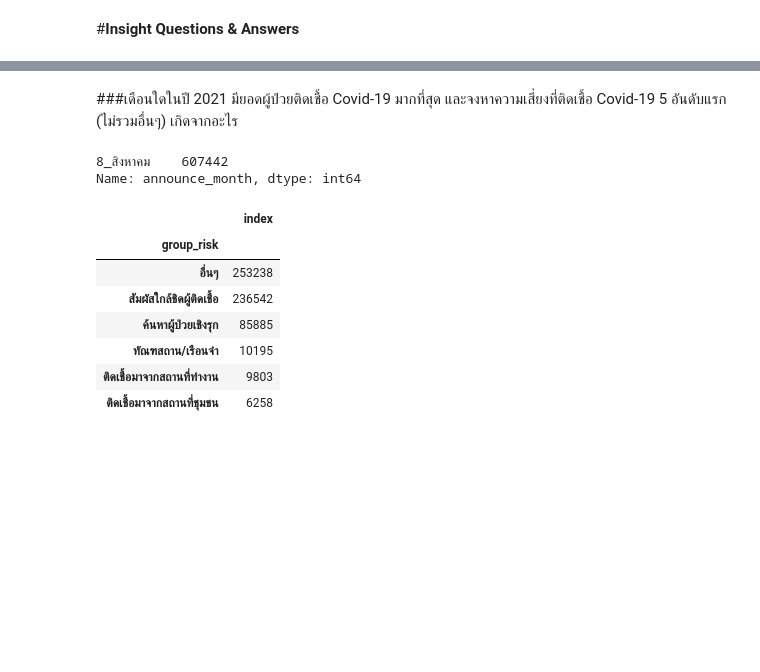
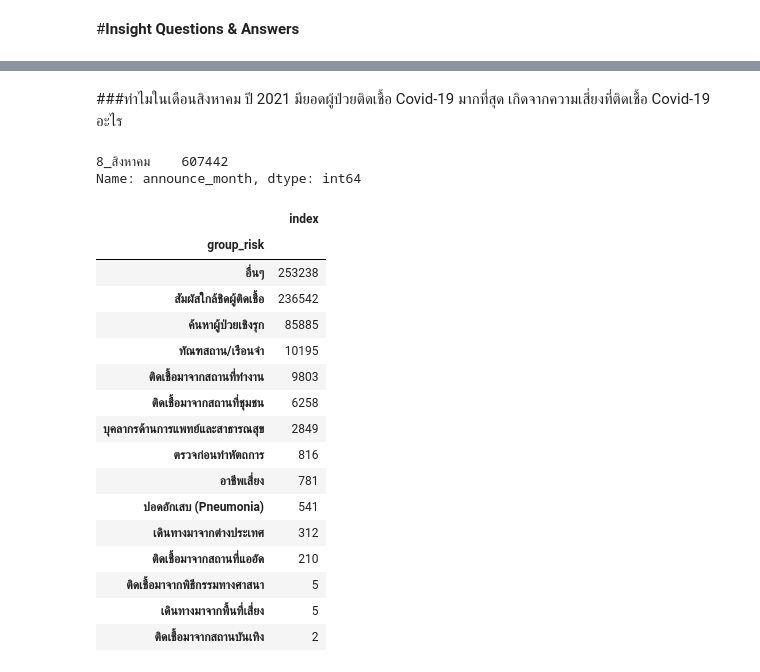
Before and after one commit to Toeysamm/2-64-NIDA-DADS5001, a Jupyter notebook: Covid19_midterm.ipynb, the cells around one changed output, grey strips where cells are left out. Saved outputs shown, nothing was run; the diff lists cells and outputs as text; code cells hidden in the pictures; blank space fills up the shorter version.

```diff
--- a/Covid19_midterm.ipynb
+++ b/Covid19_midterm.ipynb
@@ -580,22 +588,31 @@ plt.show()
 # %% [markdown]
-###เดือนใดในปี 2021 มียอดผู้ป่วยติดเชื้อ Covid-19 มากที่สุด และจงหาความเสี่ยงที่ติดเชื้อ Covid-19 5 อันดับแรก (ไม่รวมอื่นๆ) เกิดจากอะไร
+###ทำไมในเดือนสิงหาคม ปี 2021 มียอดผู้ป่วยติดเชื้อ Covid-19 มากที่สุด เกิดจากความเสี่ยงที่ติดเชื้อ Covid-19 อะไร
 # %%
 print(covid19Y64['announce_month'].value_counts().sort_values(ascending=False).head(1))
 # %% [output]
 8_สิงหาคม    607442
 Name: announce_month, dtype: int64
 # %%
-in_1 = covid19Y64[covid19Y64['announce_month'] == '8_สิงหาคม'].groupby(by='group_risk')['index'].count().sort_values(ascending=False).head(6).to_frame()
+in_1 = covid19Y64[covid19Y64['announce_month'] == '8_สิงหาคม'].groupby(by='group_risk')['index'].count().sort_values(ascending=False).to_frame()
 in_1
 # %% [output]
 |  | index |
 | group_risk |  |
 | อื่นๆ | 253238 |
 | สัมผัสใกล้ชิดผู้ติดเชื้อ | 236542 |
 | ค้นหาผู้ป่วยเชิงรุก | 85885 |
 | ทัณฑสถาน/เรือนจำ | 10195 |
 | ติดเชื้อมาจากสถานที่ทำงาน | 9803 |
 | ติดเชื้อมาจากสถานที่ชุมชน | 6258 |
+| บุคลากรด้านการแพทย์และสาธารณสุข | 2849 |
+| ตรวจก่อนทำหัตถการ | 816 |
+| อาชีพเสี่ยง | 781 |
+| ปอดอักเสบ (Pneumonia) | 541 |
+| เดินทางมาจากต่างประเทศ | 312 |
+| ติดเชื้อมาจากสถานที่แออัด | 210 |
+| ติดเชื้อมาจากพิธีกรรมทางศาสนา | 5 |
+| เดินทางมาจากพื้นที่เสี่ยง | 5 |
+| ติดเชื้อมาจากสถานบันเทิง | 2 |
 # %% [markdown]
 ตอบ
 
```
Also changed, not shown: parts of 20 cells of this notebook.
